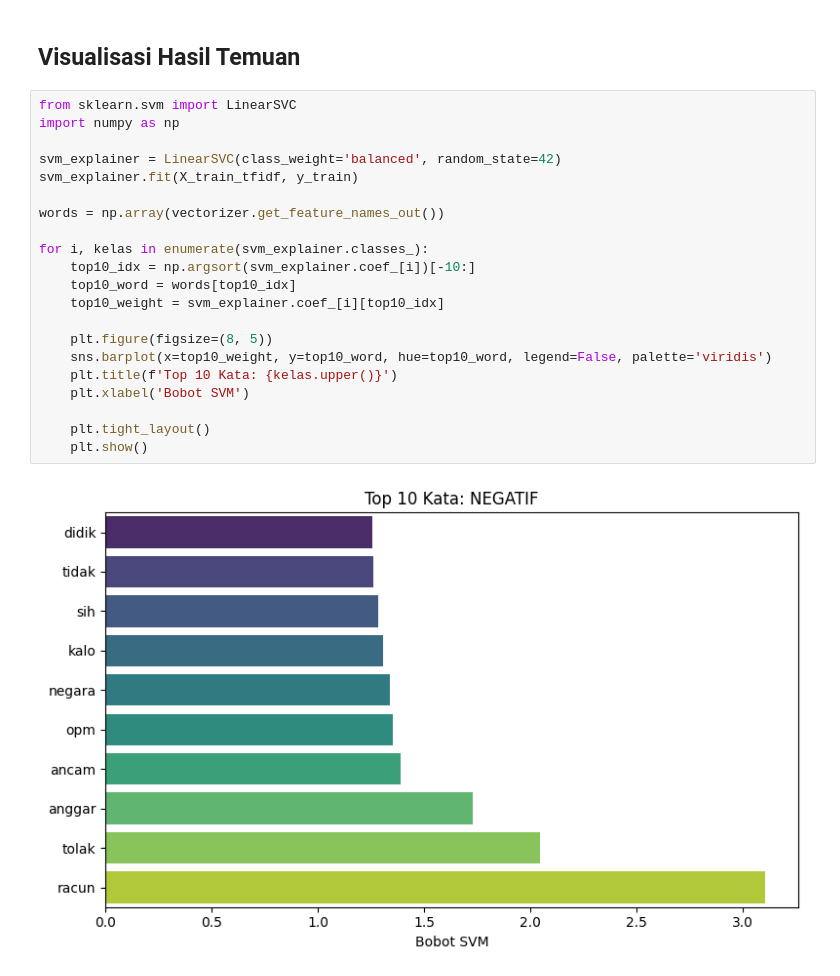
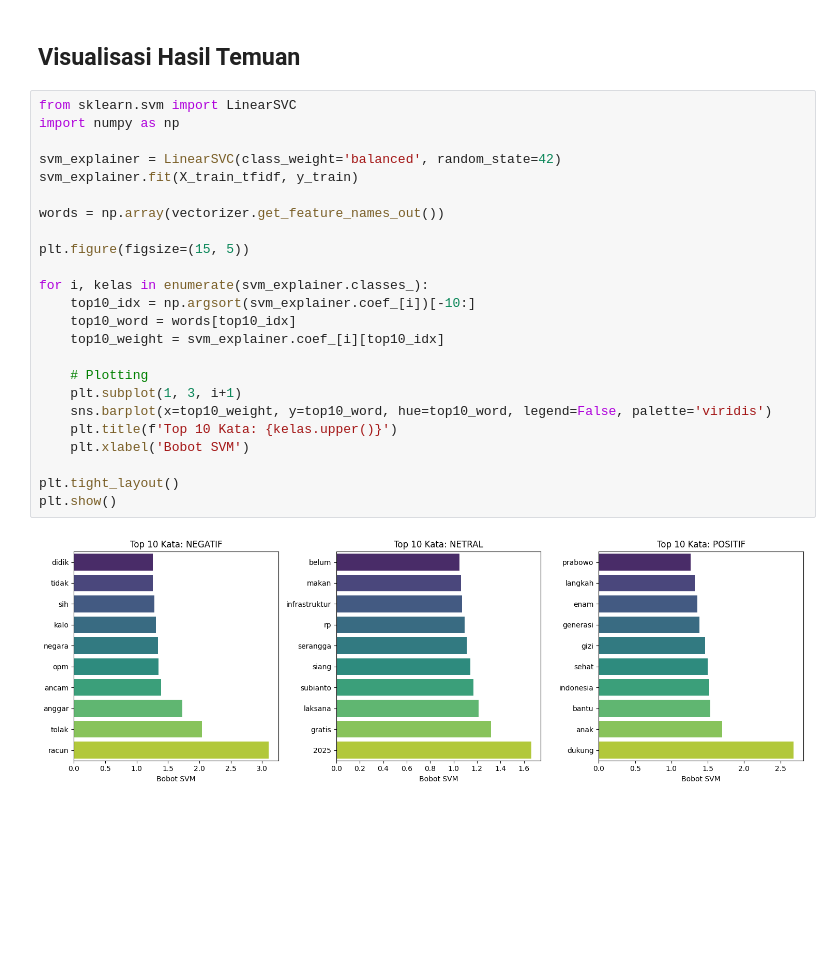
Before and after one commit to mfaruqi35/mbg-sentiment-analysis, a Jupyter notebook: mbg-sentiment-analysis.ipynb, the cells around one changed output. Saved outputs shown, nothing was run; the diff lists cells and outputs as text; blank space fills up the shorter version.

Commit message:
fix visualization

```diff
--- a/mbg-sentiment-analysis.ipynb
+++ b/mbg-sentiment-analysis.ipynb
@@ -534,23 +534,26 @@ weighted avg       0.82      0.81      0.81       220
 # %%
 from sklearn.svm import LinearSVC
 import numpy as np
 
 svm_explainer = LinearSVC(class_weight='balanced', random_state=42)
 svm_explainer.fit(X_train_tfidf, y_train)
 
 words = np.array(vectorizer.get_feature_names_out())
 
+plt.figure(figsize=(15, 5))
+
 for i, kelas in enumerate(svm_explainer.classes_):
     top10_idx = np.argsort(svm_explainer.coef_[i])[-10:]
     top10_word = words[top10_idx]
     top10_weight = svm_explainer.coef_[i][top10_idx]
 
-    plt.figure(figsize=(8, 5))
+    # Plotting
+    plt.subplot(1, 3, i+1)
     sns.barplot(x=top10_weight, y=top10_word, hue=top10_word, legend=False, palette='viridis')
     plt.title(f'Top 10 Kata: {kelas.upper()}')
     plt.xlabel('Bobot SVM')
 
-    plt.tight_layout()
-    plt.show()
+plt.tight_layout()
+plt.show()
 # %% [output]
-[figure, old version]
+[figure, new version]
```
Also changed, not shown: parts of 5 cells of this notebook.
